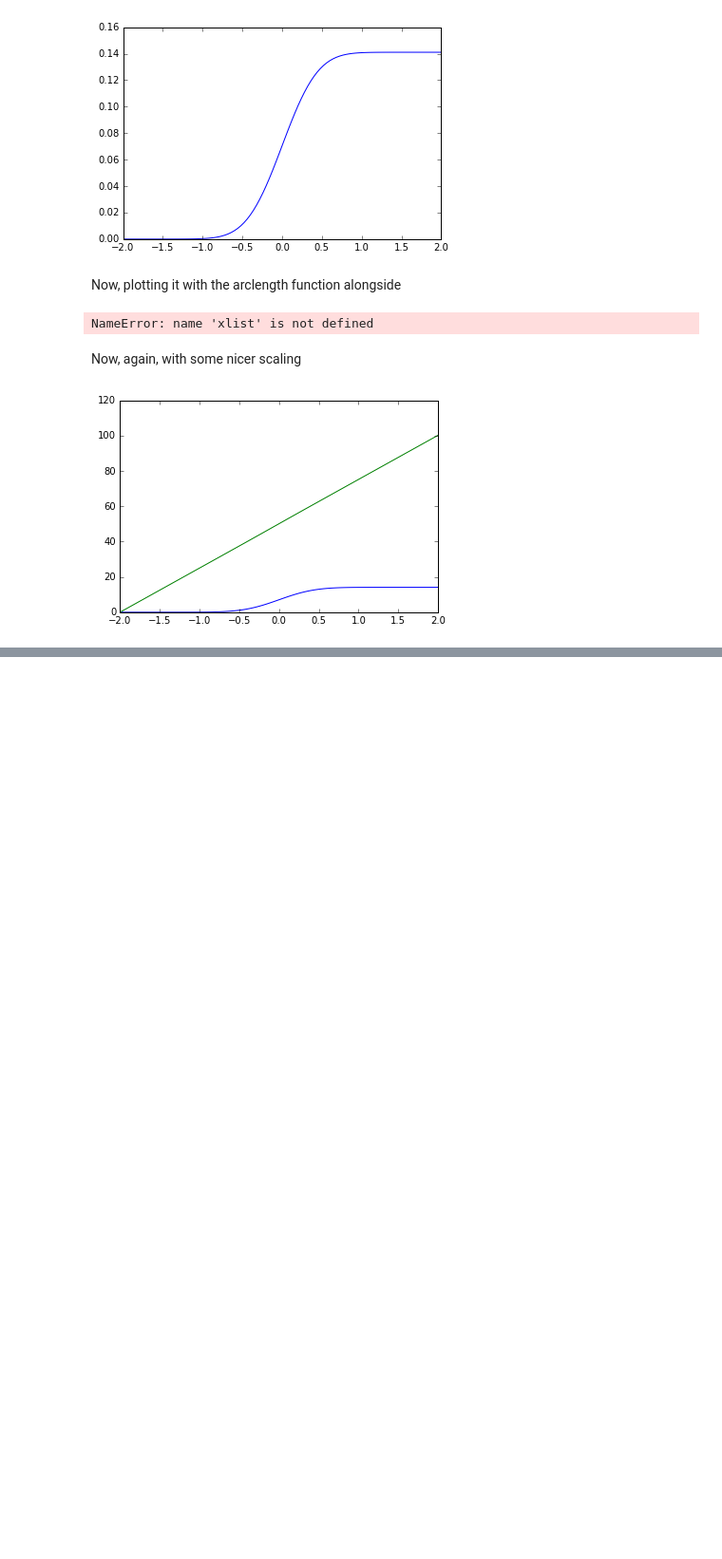
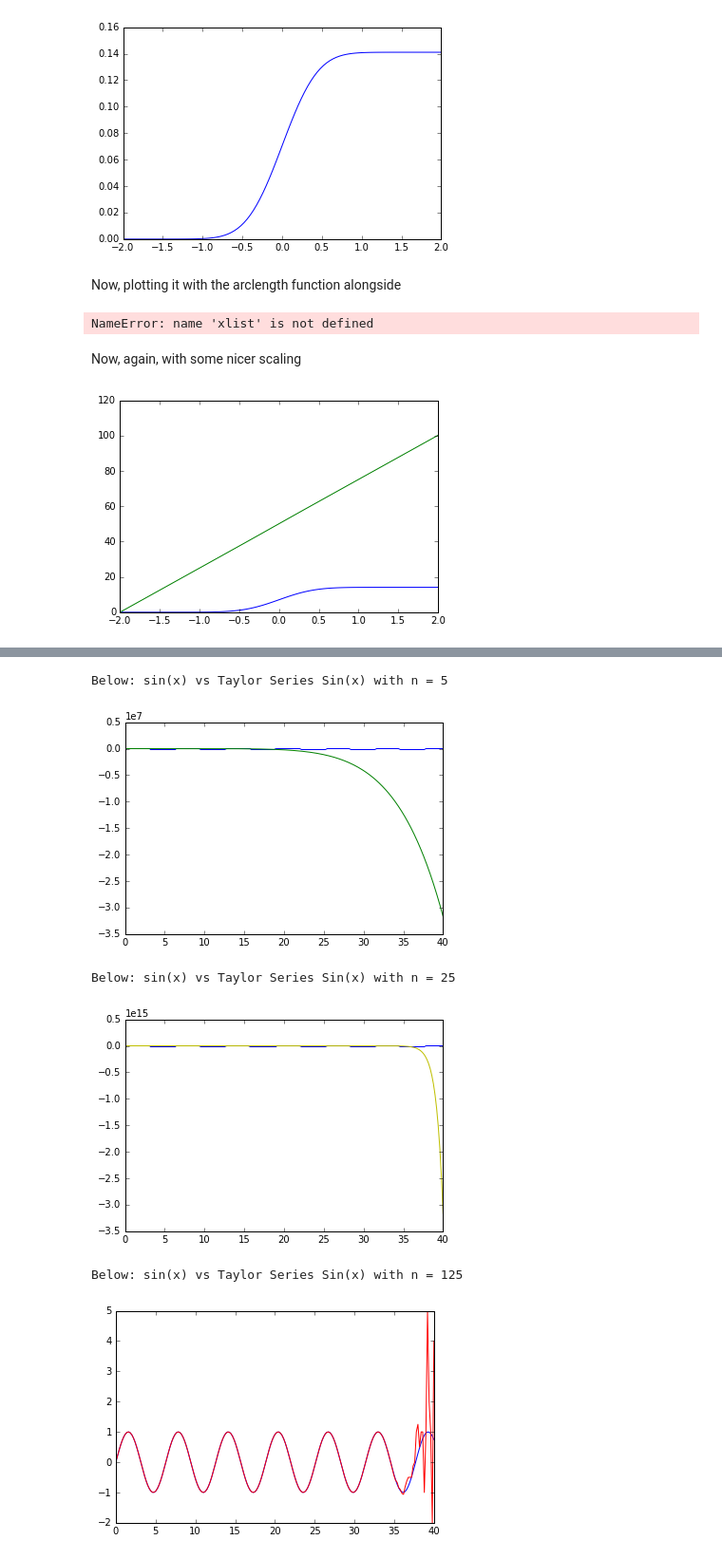
Before and after one commit to chapman-phys227-2016s/hw-3-seama107, a Jupyter notebook: HW3.ipynb, the cells around one changed output, grey strips where cells are left out. Shown at 95% size. Cells and saved outputs as stored; diff of their text form; code cells hidden in the pictures; blank space fills up the shorter version.

```diff
--- a/HW3.ipynb
+++ b/HW3.ipynb
@@ -143,0 +153,29 @@ plt.show()
+# %%
+sin_vec = np.vectorize(math.sin)
+tay_vec = np.vectorize(p4.sin_Taylor)
+
+xList = np.linspace(0, 40, 200)
+yListSin = sin_vec(xList)
+yListTay5 = tay_vec(xList, 5)[0]
+yListTay25 = tay_vec(xList, 25)[0]
+yListTay125 = tay_vec(xList, 125)[0]
+
+print "Below: sin(x) vs Taylor Series Sin(x) with n = 5"
+plt.plot(xList, yListSin, 'b')
+plt.plot(xList, yListTay5, 'g')
+plt.show()
+print "Below: sin(x) vs Taylor Series Sin(x) with n = 25"
+plt.plot(xList, yListSin, 'b')
+plt.plot(xList, yListTay25, 'y')
+plt.show()
+print "Below: sin(x) vs Taylor Series Sin(x) with n = 125"
+plt.plot(xList, yListSin, 'b')
+plt.plot(xList, yListTay125, 'r')
+plt.show()
+# %% [output]
+Below: sin(x) vs Taylor Series Sin(x) with n = 5
+[figure, added]
+Below: sin(x) vs Taylor Series Sin(x) with n = 25
+[figure, added]
+Below: sin(x) vs Taylor Series Sin(x) with n = 125
+[figure, added]
```
Also changed, not shown: parts of 5 cells of this notebook, 2 other files.
